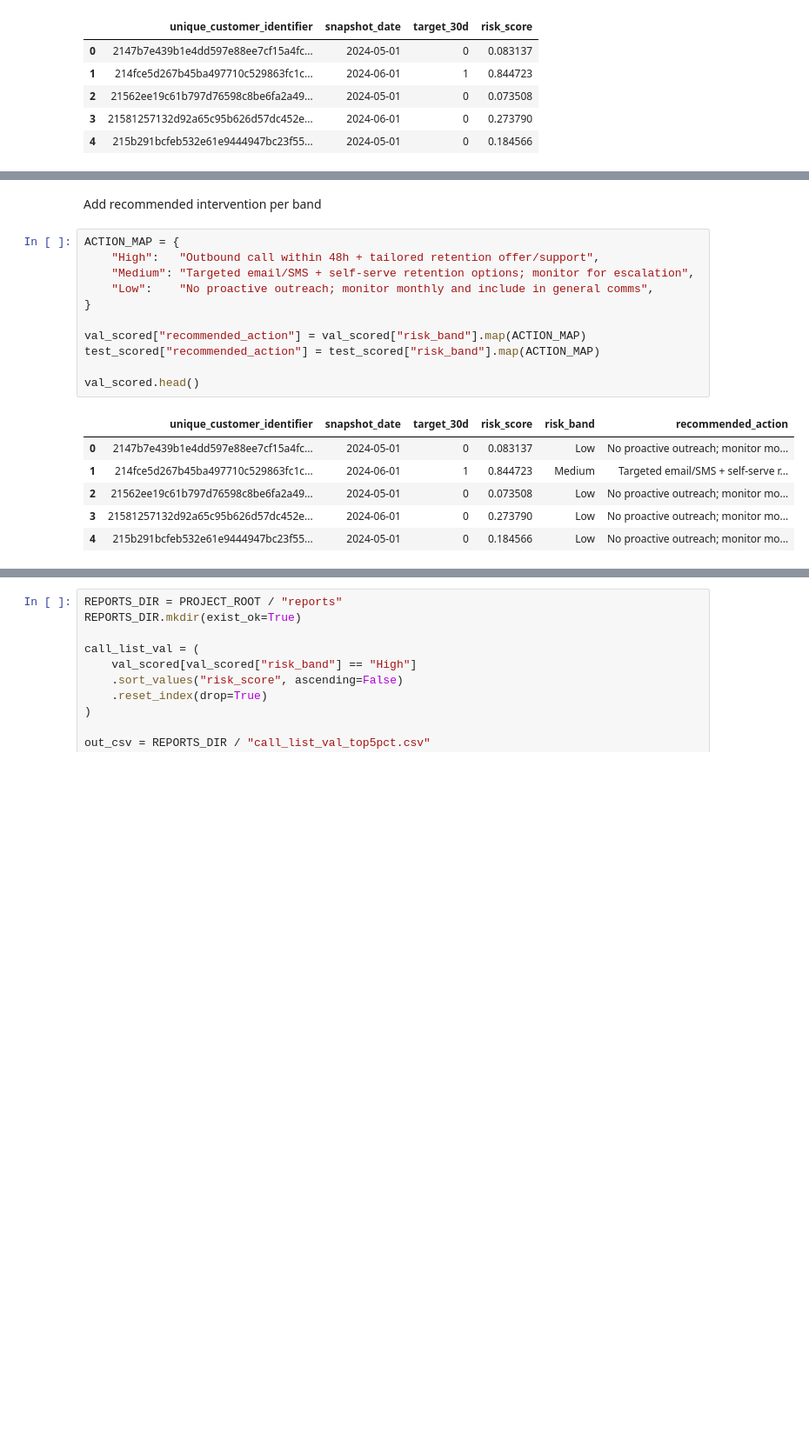
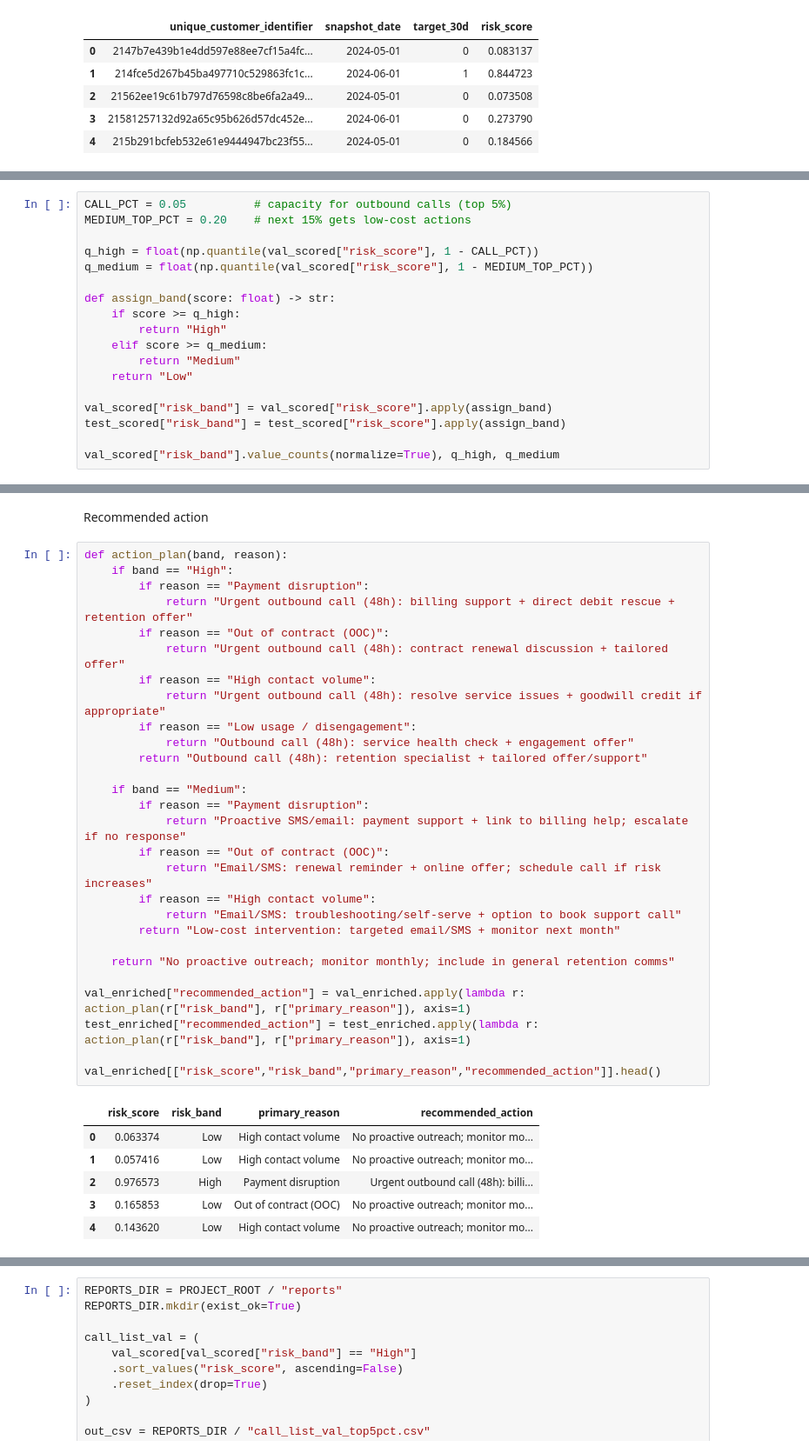
Before and after one commit to mayowaolokun/uk-telecom-cease-prediction, a Jupyter notebook: notebooks/02_business_solution.ipynb, the cells around one changed output, grey strips where cells are left out. Shown at 87% size. Saved outputs shown, nothing was run; the diff lists cells and outputs as text; blank space fills up the shorter version.

Commit message:
Business solution: lift/capture KPIs, capacity planning, reason-based interventions

```diff
--- a/notebooks/02_business_solution.ipynb
+++ b/notebooks/02_business_solution.ipynb
@@ -121,0 +183,18 @@ Assign bands to validation and test
+# %%
+CALL_PCT = 0.05          # capacity for outbound calls (top 5%)
+MEDIUM_TOP_PCT = 0.20    # next 15% gets low-cost actions
+
+q_high = float(np.quantile(val_scored["risk_score"], 1 - CALL_PCT))
+q_medium = float(np.quantile(val_scored["risk_score"], 1 - MEDIUM_TOP_PCT))
+
+def assign_band(score: float) -> str:
+    if score >= q_high:
+        return "High"
+    elif score >= q_medium:
+        return "Medium"
+    return "Low"
+
+val_scored["risk_band"] = val_scored["risk_score"].apply(assign_band)
+test_scored["risk_band"] = test_scored["risk_score"].apply(assign_band)
+
+val_scored["risk_band"].value_counts(normalize=True), q_high, q_medium
@@ -192,21 +298,38 @@ TEST High-risk call list: 13171 precision: 0.317 recall: 0.465
 # %% [markdown]
-Add recommended intervention per band
+Recommended action
 # %%
-ACTION_MAP = {
-    "High":   "Outbound call within 48h + tailored retention offer/support",
-    "Medium": "Targeted email/SMS + self-serve retention options; monitor for escalation",
-    "Low":    "No proactive outreach; monitor monthly and include in general comms",
-}
+def action_plan(band, reason):
+    if band == "High":
+        if reason == "Payment disruption":
+            return "Urgent outbound call (48h): billing support + direct debit rescue + retention offer"
+        if reason == "Out of contract (OOC)":
+            return "Urgent outbound call (48h): contract renewal discussion + tailored offer"
+        if reason == "High contact volume":
+            return "Urgent outbound call (48h): resolve service issues + goodwill credit if appropriate"
+        if reason == "Low usage / disengagement":
+            return "Outbound call (48h): service health check + engagement offer"
+        return "Outbound call (48h): retention specialist + tailored offer/support"
 
-val_scored["recommended_action"] = val_scored["risk_band"].map(ACTION_MAP)
-test_scored["recommended_action"] = test_scored["risk_band"].map(ACTION_MAP)
+    if band == "Medium":
+        if reason == "Payment disruption":
+            return "Proactive SMS/email: payment support + link to billing help; escalate if no response"
+        if reason == "Out of contract (OOC)":
+            return "Email/SMS: renewal reminder + online offer; schedule call if risk increases"
+        if reason == "High contact volume":
+            return "Email/SMS: troubleshooting/self-serve + option to book support call"
+        return "Low-cost intervention: targeted email/SMS + monitor next month"
 
-val_scored.head()
+    return "No proactive outreach; monitor monthly; include in general retention comms"
+
+val_enriched["recommended_action"] = val_enriched.apply(lambda r: action_plan(r["risk_band"], r["primary_reason"]), axis=1)
+test_enriched["recommended_action"] = test_enriched.apply(lambda r: action_plan(r["risk_band"], r["primary_reason"]), axis=1)
+
+val_enriched[["risk_score","risk_band","primary_reason","recommended_action"]].head()
 # %% [output]
-|  | unique_customer_identifier | snapshot_date | target_30d | risk_score | risk_band | recommended_action |
-| 0 | 2147b7e439b1e4dd597e88ee7cf15a4fc... | 2024-05-01 | 0 | 0.083137 | Low | No proactive outreach; monitor mo... |
-| 1 | 214fce5d267b45ba497710c529863fc1c... | 2024-06-01 | 1 | 0.844723 | Medium | Targeted email/SMS + self-serve r... |
-| 2 | 21562ee19c61b797d76598c8be6fa2a49... | 2024-05-01 | 0 | 0.073508 | Low | No proactive outreach; monitor mo... |
-| 3 | 21581257132d92a65c95b626d57dc452e... | 2024-06-01 | 0 | 0.273790 | Low | No proactive outreach; monitor mo... |
-| 4 | 215b291bcfeb532e61e9444947bc23f55... | 2024-05-01 | 0 | 0.184566 | Low | No proactive outreach; monitor mo... |
+|  | risk_score | risk_band | primary_reason | recommended_action |
+| 0 | 0.063374 | Low | High contact volume | No proactive outreach; monitor mo... |
+| 1 | 0.057416 | Low | High contact volume | No proactive outreach; monitor mo... |
+| 2 | 0.976573 | High | Payment disruption | Urgent outbound call (48h): billi... |
+| 3 | 0.165853 | Low | Out of contract (OOC) | No proactive outreach; monitor mo... |
+| 4 | 0.143620 | Low | High contact volume | No proactive outreach; monitor mo... |
 # %% [markdown]
```
Also changed, not shown: parts of 32 cells of this notebook, 4 other files.
